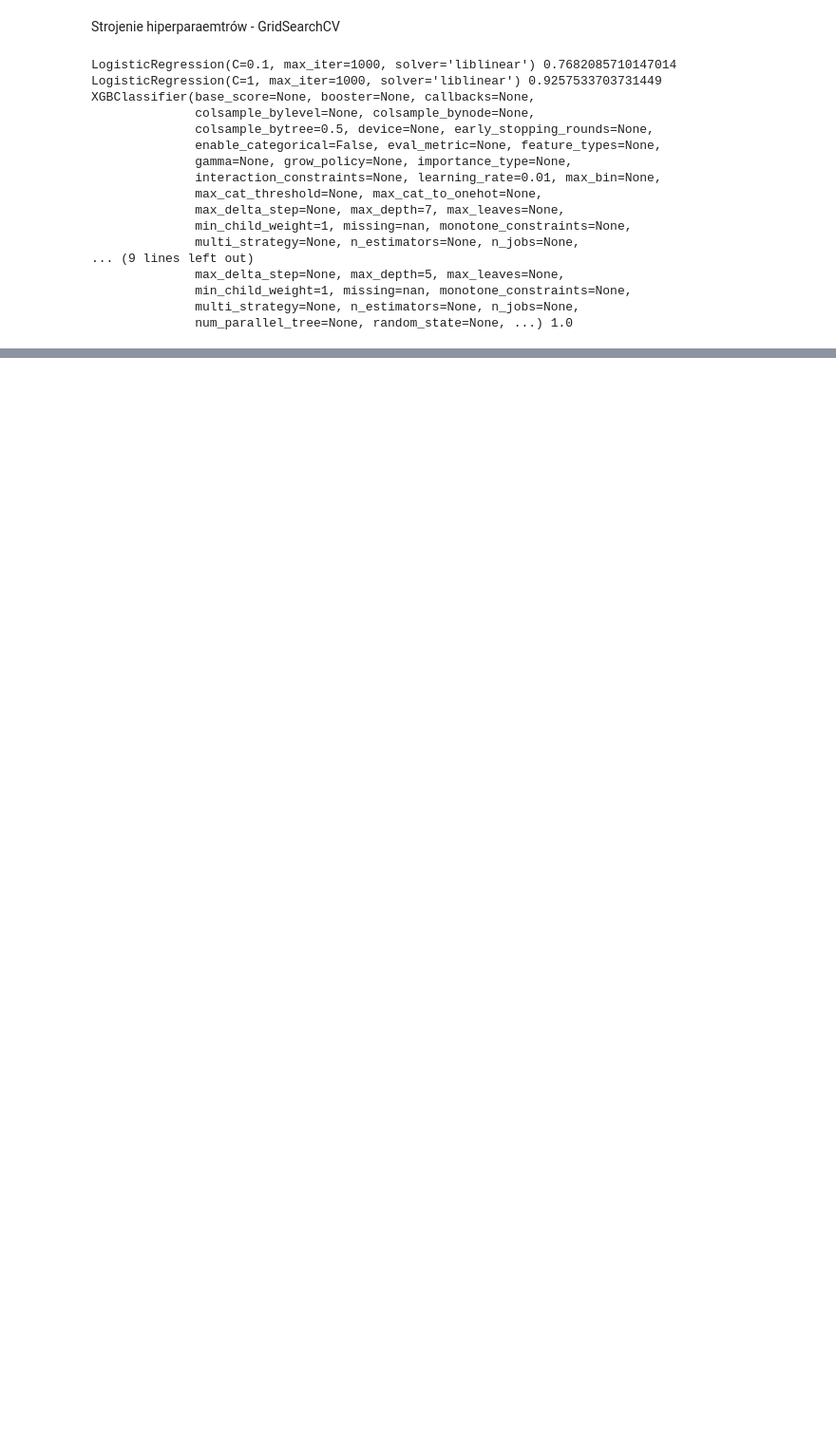
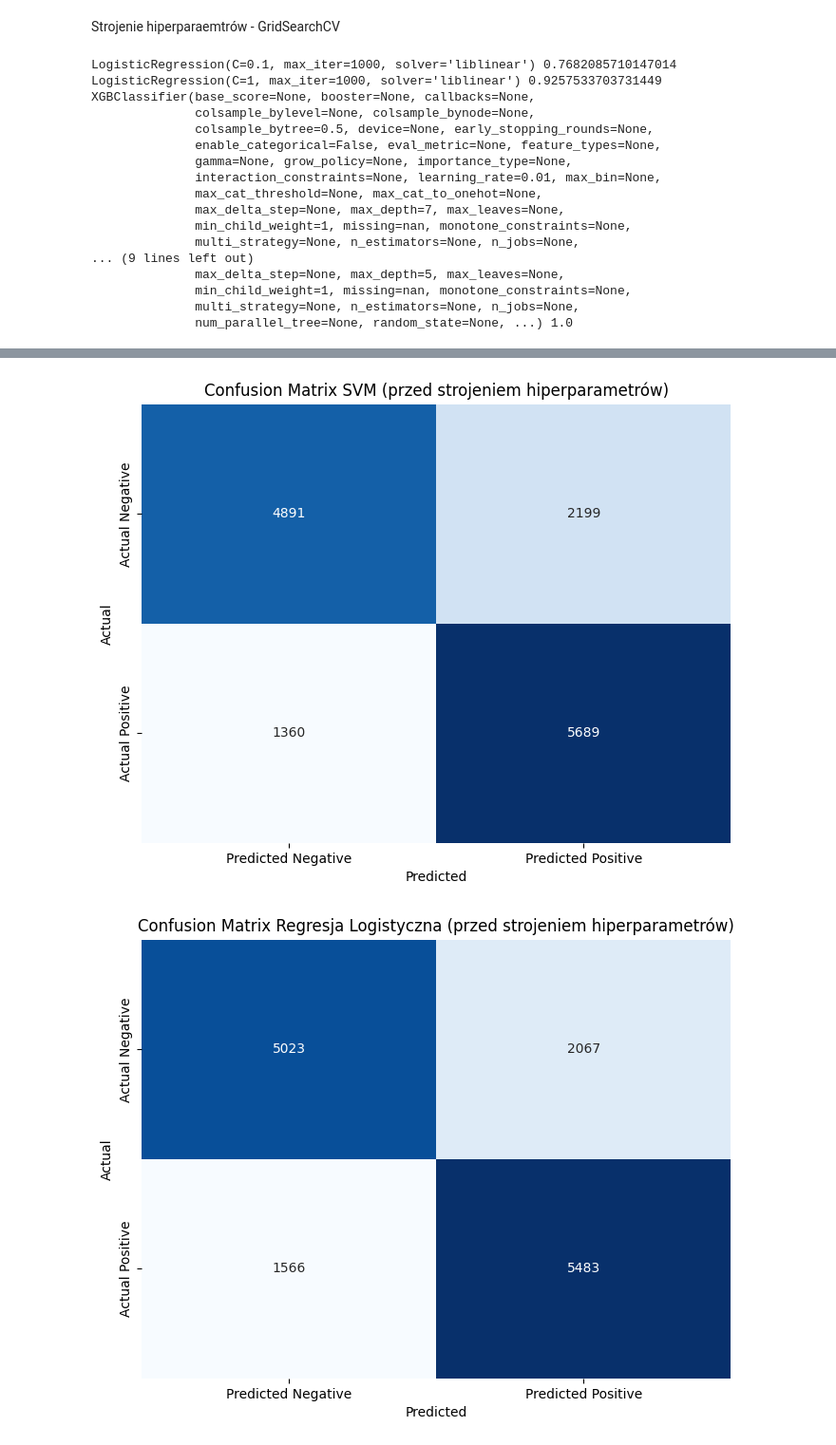
Before and after one commit to gbochenska/eksploracja_danych, a Jupyter notebook: models.ipynb, the cells around one changed output, grey strips where cells are left out. Shown at 95% size. Cells and saved outputs as stored; diff of their text form; code cells hidden in the pictures; blank space fills up the shorter version.

```diff
--- a/models.ipynb
+++ b/models.ipynb
@@ -316,0 +448,23 @@ XGBClassifier(base_score=None, booster=None, callbacks=None,
+# %%
+def plot_confusion_matrix(matrix, title):
+    plt.figure(figsize=(8, 6))
+    sns.heatmap(matrix, annot=True, fmt='d', cmap='Blues', cbar=False,
+                xticklabels=['Predicted Negative', 'Predicted Positive'],
+                yticklabels=['Actual Negative', 'Actual Positive'])
+    plt.title(title)
+    plt.ylabel('Actual')
+    plt.xlabel('Predicted')
+    plt.show()
+
+# Macierze błędów przed przetworzeniem danych
+plot_confusion_matrix(matrix_svm_before_diabetes, 'Confusion Matrix SVM (przed strojeniem hiperparametrów)')
+plot_confusion_matrix(matrix_log_before_diabetes, 'Confusion Matrix Regresja Logistyczna (przed strojeniem hiperparametrów)')
+plot_confusion_matrix(matrix_xgb_before_diabetes, 'Confusion Matrix XGBoost (przed strojeniem hiperparametrów)')
+
+# Macierze błędów po przetworzeniu danych
+plot_confusion_matrix(matrix_svm_after_diabetes, 'Confusion Matrix SVM (po strojeniu hiperparametrów)')
+plot_confusion_matrix(matrix_log_after_diabetes, 'Confusion Matrix Regresja Logistyczna (po strojeniu hiperparametrów)')
+plot_confusion_matrix(matrix_xgb_after_diabetes, 'Confusion Matrix XGB (po strojeniu hiperparametrów)')
+# %% [output]
+[figure, added]
+[figure, added]
```
Also changed, not shown: parts of 17 cells of this notebook.
